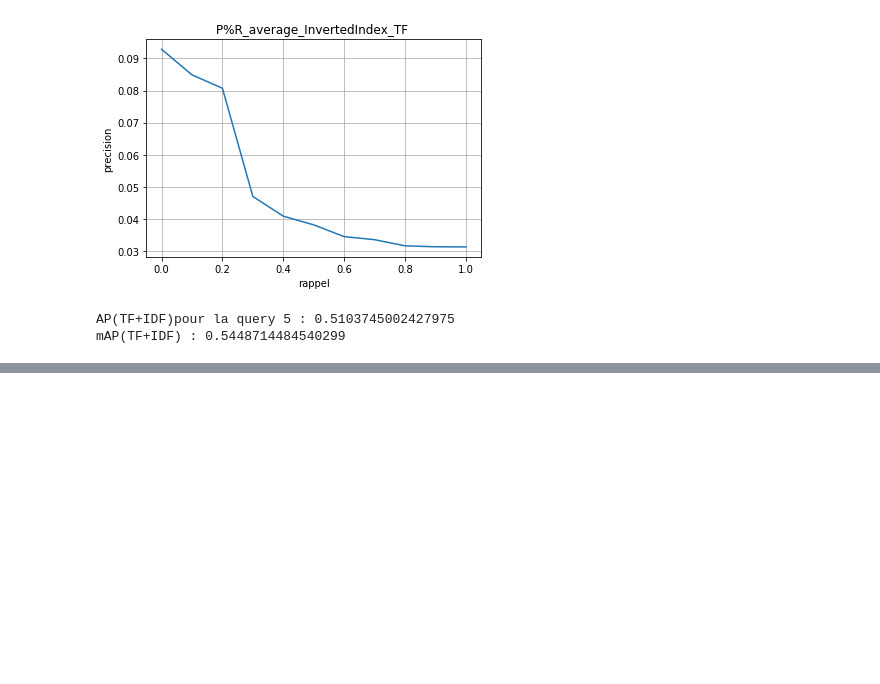
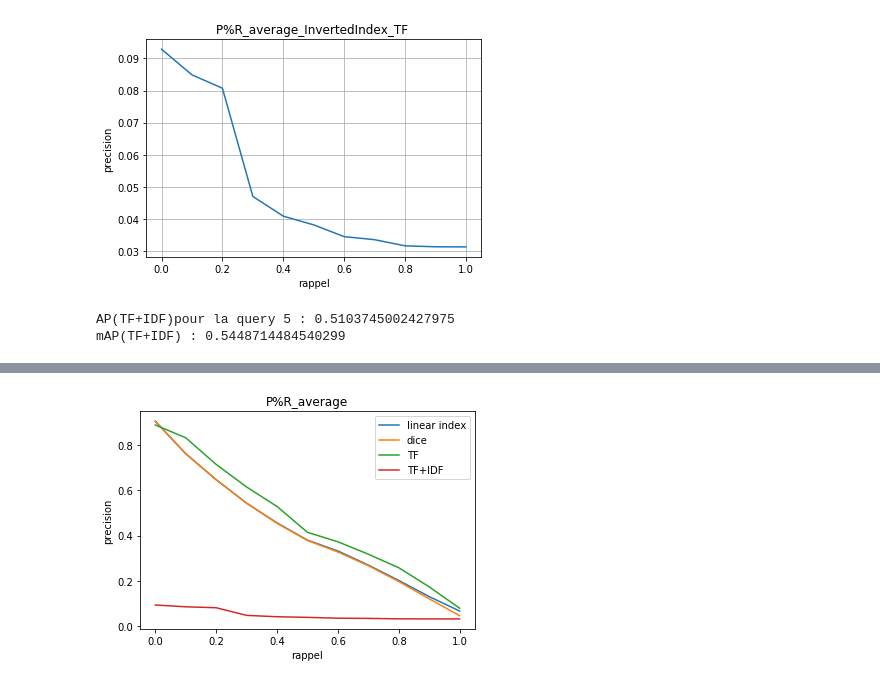
Before and after one commit to Xylean/ir_text, a Jupyter notebook: ir_text_notebook.ipynb, the cells around one changed output, grey strips where cells are left out. Cells and saved outputs as stored; diff of their text form; code cells hidden in the pictures; blank space fills up the shorter version.

```diff
--- a/ir_text_notebook.ipynb
+++ b/ir_text_notebook.ipynb
@@ -389,0 +417,24 @@ mAP(TF+IDF) : 0.5448714484540299
+# %%
+x = np.linspace(0, 2, 100)
+courbePR = inverted_evaluator_TF.evaluate_query_pr_points(query_id)
+r =[]
+p =[]
+for (recall, precision) in courbePR:
+    r.append(recall)
+    p.append(precision)
+
+plt.plot(r_linear_average, p_linear_average, label='linear index')
+plt.plot(r_dice_average, p_dice_average, label='dice')
+plt.plot(r_TF_average, p_TF_average, label='TF')
+plt.plot(r_TFIDF_average, p_TFIDF_average, label='TF+IDF')
+
+plt.xlabel('rappel')
+plt.ylabel('precision')
+
+plt.title("P%R_average")
+
+plt.legend()
+
+plt.show()
+# %% [output]
+[figure, added]
```
Also changed, not shown: parts of 2 cells of this notebook.
